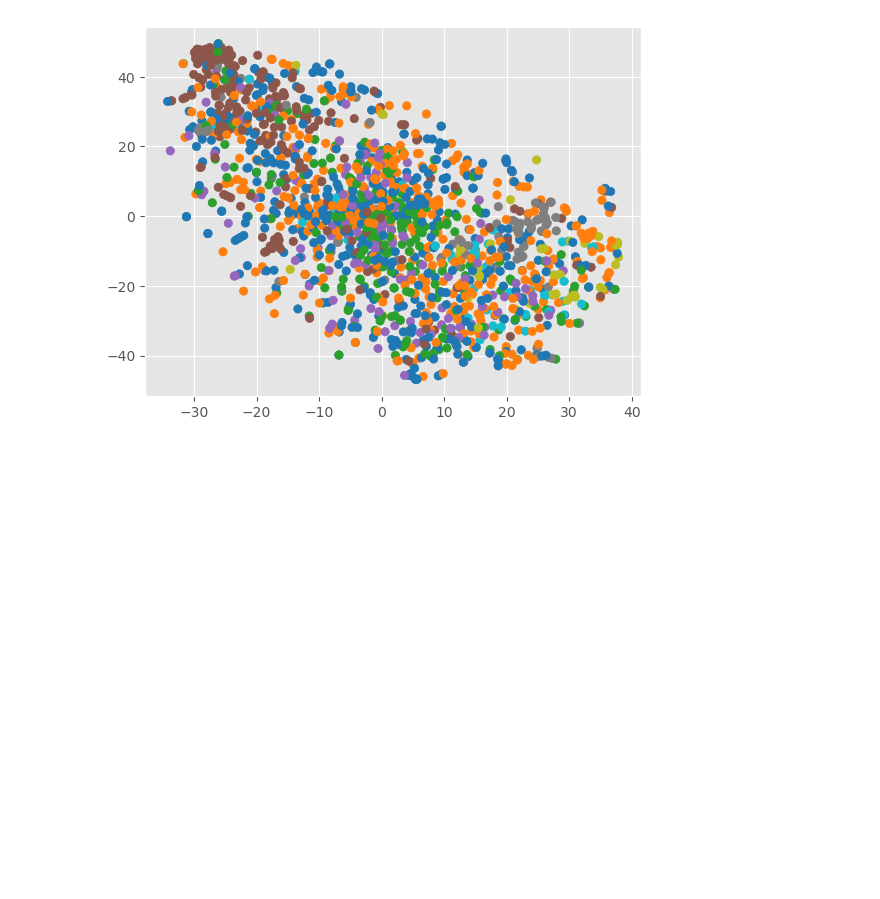
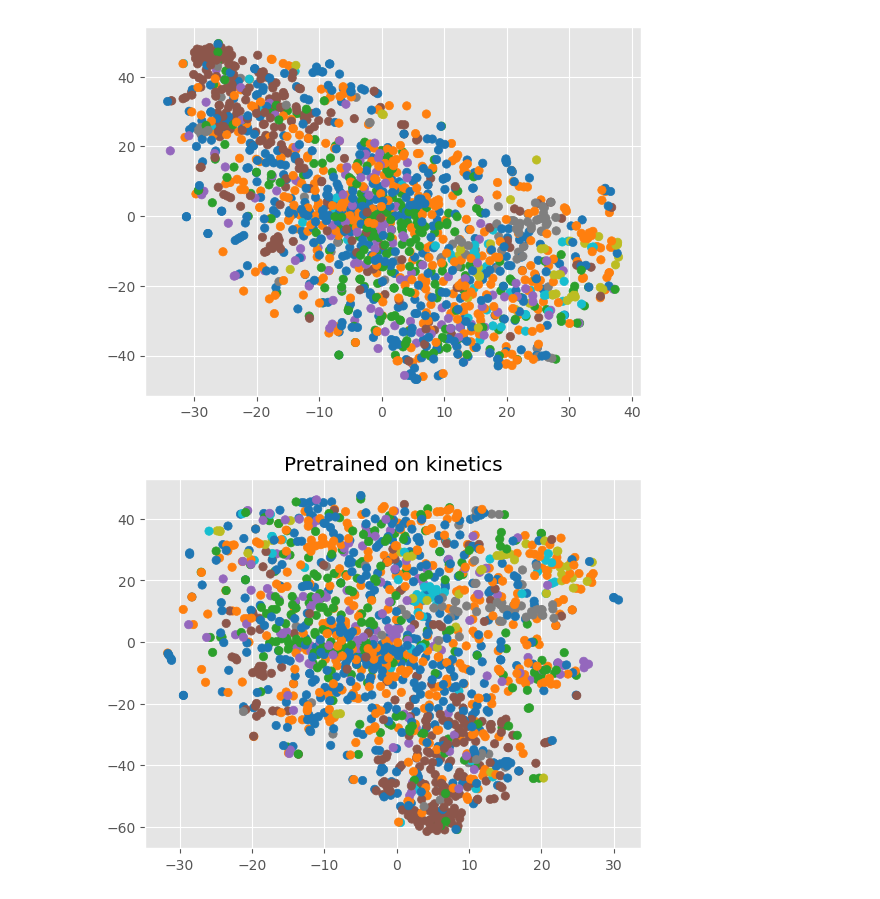
Before and after one commit to gabbiurlaro/aml22-ego, a Jupyter notebook: visualize_feature.ipynb, the cells around one changed output. Drawn from its saved outputs; the diff is of its cells as text; code cells hidden in the pictures; blank space fills up the shorter version.

```diff
--- a/visualize_feature.ipynb
+++ b/visualize_feature.ipynb
@@ -6,11 +6,25 @@ import random
 from sklearn.manifold import TSNE
 # %%
 num_clips = 5
-# %%
-data = pd.DataFrame(pd.read_pickle("saved_features/dense_5c_16f_train_no_finetuned_D1_train.pkl")['features'])
-annotations = pd.read_pickle("train_val/D1_train.pkl")
-
-data = pd.merge(data, annotations, how="inner", on="uid")
+# %%
+def visualize_features(title, filename, annotation):
+    data = pd.DataFrame(pd.read_pickle(filename)['features'])
+    annotations = pd.read_pickle(annotation)
+    data = pd.merge(data, annotations, how="inner", on="uid")
+    samples = []
+    for index, row in data.iterrows():
+        samples.append({'uid': row.uid, 'name': row.video_name, 'feature': row.features_RGB[2], 'label': row.verb})
+
+    reduced = TSNE().fit_transform([sample['feature'] for sample in samples])
+    plt.style.use('ggplot')
+    x = reduced[:, 0]
+    y = reduced[:, 1]
+    classes = [x for x in data['verb_class']]
+    labels = [x for x in data['verb']]
+    plt.scatter(x, y, c=classes, label=labels, cmap="tab10")
+    plt.title(title)
+    # plt.legend()
+    plt.show()
 # %%
 samples = []
 for index, row in data.iterrows():
@@ -30,3 +46,7 @@ plt.scatter(x, y, c=classes, label=labels, cmap="tab10")
 plt.show()
 # %% [output]
 [figure]
+# %%
+visualize_features("Pretrained on kinetics","saved_features/PT_D_16f_5c_D1_train.pkl", "train_val/D1_train.pkl")
+# %% [output]
+[figure, added]
```
Also changed, not shown: parts of 2 cells of this notebook.
